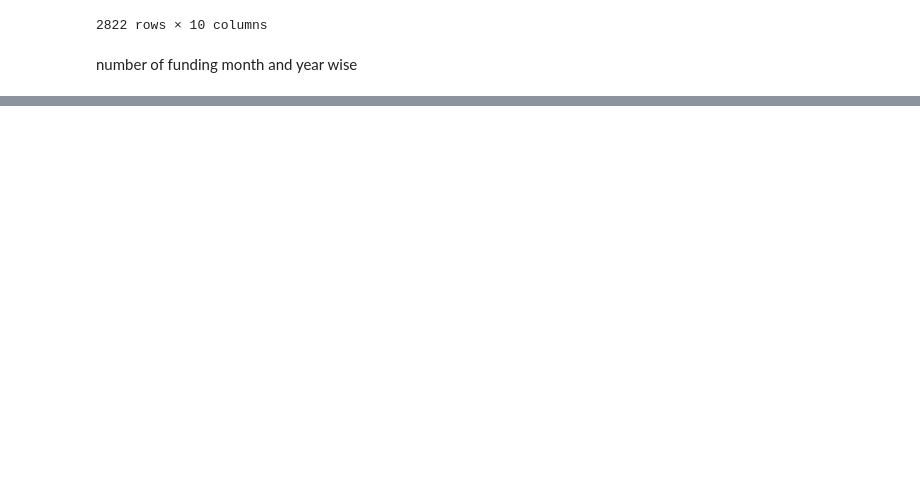
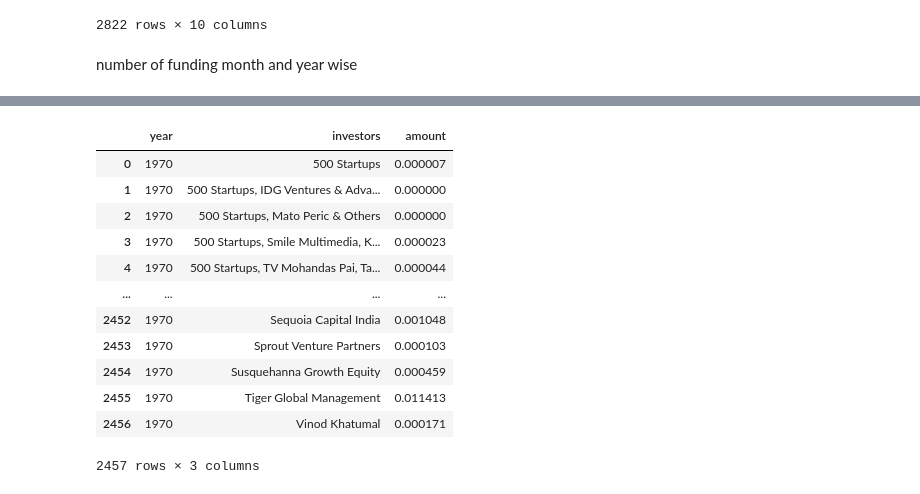
Before and after one commit to NityaVerma19/Startup-Dashboard, a Jupyter notebook: data_cleaning.ipynb, the cells around one changed output, grey strips where cells are left out. Saved outputs shown, nothing was run; the diff lists cells and outputs as text; code cells hidden in the pictures; blank space fills up the shorter version.

```diff
--- a/data_cleaning.ipynb
+++ b/data_cleaning.ipynb
@@ -402,0 +614,3 @@ temp_df[['amount','x_axis']]
+# %%
+grouped_df_inv = df.groupby(['year', 'investors'])['amount'].sum().reset_index()
+grouped_df_inv['year']
@@ -402,0 +630,2 @@ temp_df[['amount','x_axis']]
+# %%
+grouped_df_inv['year'] = pd.to_datetime(grouped_df_inv['year']).dt.year
@@ -402,0 +650,16 @@ temp_df[['amount','x_axis']]
+# %%
+grouped_df_inv
+# %% [output]
+|  | year | investors | amount |
+| 0 | 1970 | 500 Startups | 0.000007 |
+| 1 | 1970 | 500 Startups, IDG Ventures & Adva... | 0.000000 |
+| 2 | 1970 | 500 Startups, Mato Peric & Others | 0.000000 |
+| 3 | 1970 | 500 Startups, Smile Multimedia, K... | 0.000023 |
+| 4 | 1970 | 500 Startups, TV Mohandas Pai, Ta... | 0.000044 |
+| ... | ... | ... | ... |
+| 2452 | 1970 | Sequoia Capital India | 0.001048 |
+| 2453 | 1970 | Sprout Venture Partners | 0.000103 |
+| 2454 | 1970 | Susquehanna Growth Equity | 0.000459 |
+| 2455 | 1970 | Tiger Global Management | 0.011413 |
+| 2456 | 1970 | Vinod Khatumal | 0.000171 |
+2457 rows × 3 columns
```
Also changed, not shown: parts of 45 cells of this notebook.
